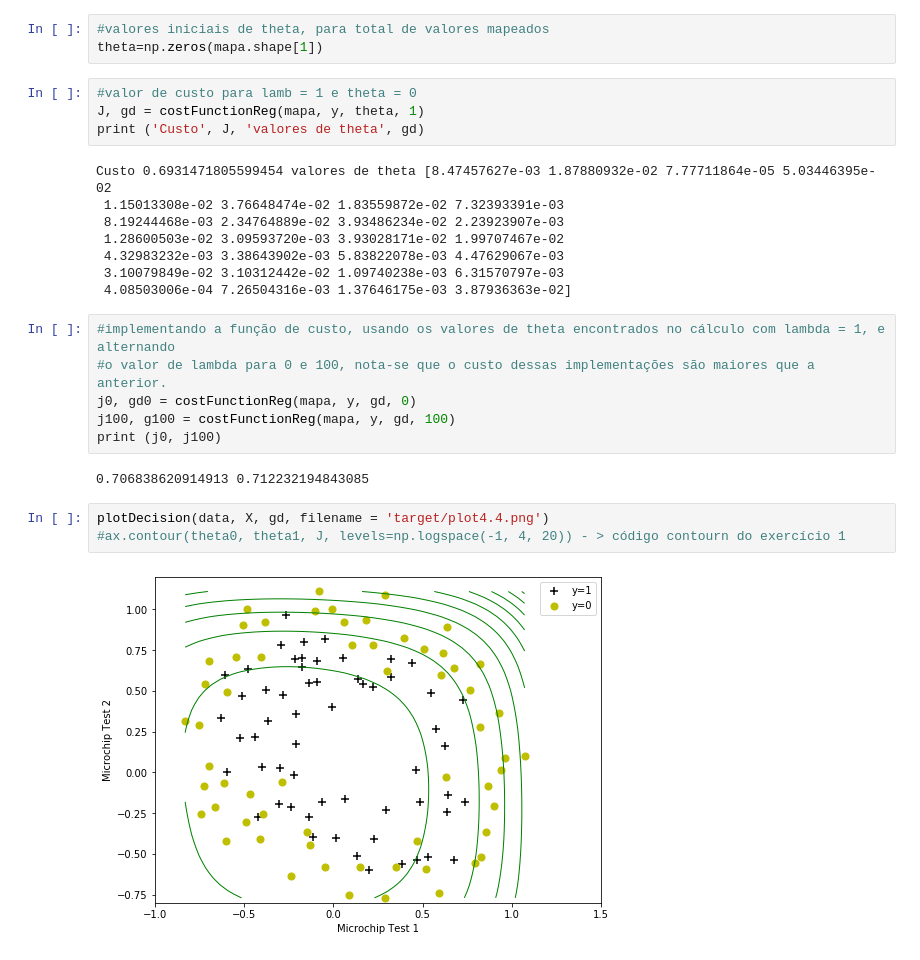
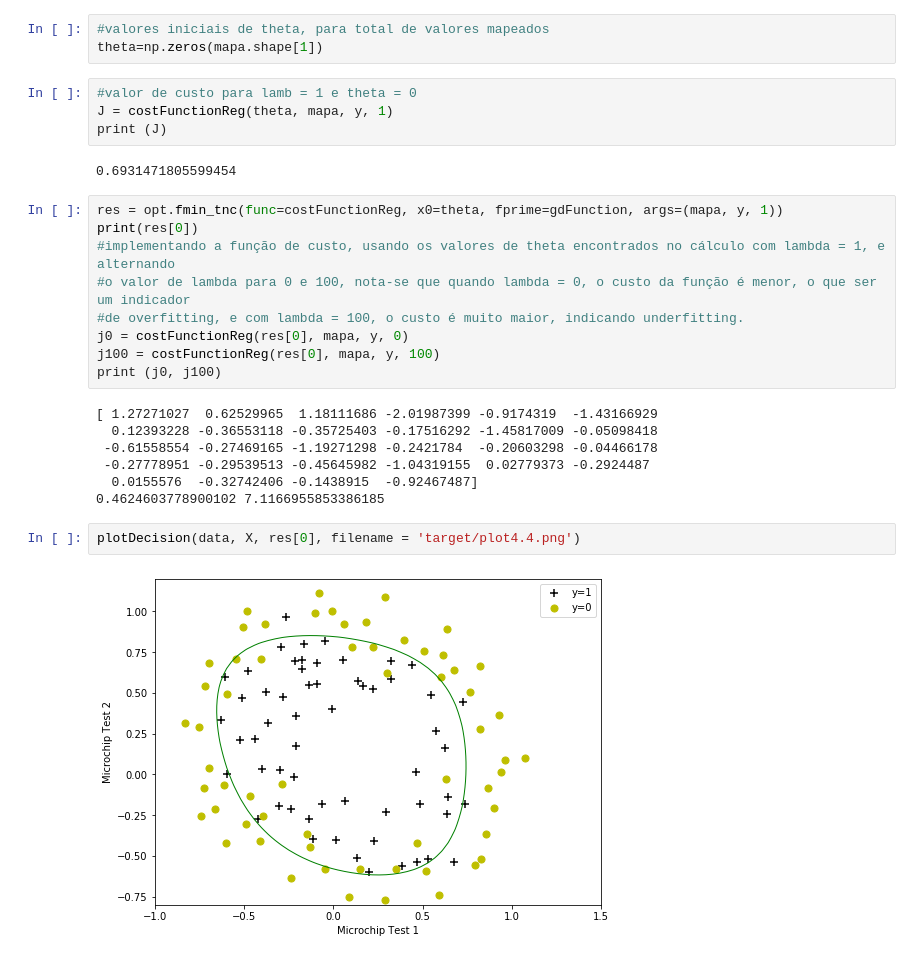
Before and after one commit to LissFaulhaber/AM2020, a Jupyter notebook: T1-Ex4.ipynb, the cells around one changed output. Drawn from its saved outputs; the diff is of its cells as text.

```diff
--- a/T1-Ex4.ipynb
+++ b/T1-Ex4.ipynb
@@ -74,26 +76,27 @@ print (mapa[0])
 theta=np.zeros(mapa.shape[1])
 # %%
 #valor de custo para lamb = 1 e theta = 0
-J, gd = costFunctionReg(mapa, y, theta, 1)
-print ('Custo', J, 'valores de theta', gd)
+J = costFunctionReg(theta, mapa, y, 1)
+print (J)
 # %% [output]
-Custo 0.6931471805599454 valores de theta [8.47457627e-03 1.87880932e-02 7.77711864e-05 5.03446395e-02
- 1.15013308e-02 3.76648474e-02 1.83559872e-02 7.32393391e-03
- 8.19244468e-03 2.34764889e-02 3.93486234e-02 2.23923907e-03
- 1.28600503e-02 3.09593720e-03 3.93028171e-02 1.99707467e-02
- 4.32983232e-03 3.38643902e-03 5.83822078e-03 4.47629067e-03
- 3.10079849e-02 3.10312442e-02 1.09740238e-03 6.31570797e-03
- 4.08503006e-04 7.26504316e-03 1.37646175e-03 3.87936363e-02]
+0.6931471805599454
 # %%
+res = opt.fmin_tnc(func=costFunctionReg, x0=theta, fprime=gdFunction, args=(mapa, y, 1))
+print(res[0])
 #implementando a função de custo, usando os valores de theta encontrados no cálculo com lambda = 1, e alternando
-#o valor de lambda para 0 e 100, nota-se que o custo dessas implementações são maiores que a anterior.
-j0, gd0 = costFunctionReg(mapa, y, gd, 0)
-j100, g100 = costFunctionReg(mapa, y, gd, 100)
+#o valor de lambda para 0 e 100, nota-se que quando lambda = 0, o custo da função é menor, o que ser um indicador
+#de overfitting, e com lambda = 100, o custo é muito maior, indicando underfitting.
+j0 = costFunctionReg(res[0], mapa, y, 0)
+j100 = costFunctionReg(res[0], mapa, y, 100)
 print (j0, j100)
 # %% [output]
-0.706838620914913 0.712232194843085
+[ 1.27271027  0.62529965  1.18111686 -2.01987399 -0.9174319  -1.43166929
+  0.12393228 -0.36553118 -0.35725403 -0.17516292 -1.45817009 -0.05098418
+ -0.61558554 -0.27469165 -1.19271298 -0.2421784  -0.20603298 -0.04466178
+ -0.27778951 -0.29539513 -0.45645982 -1.04319155  0.02779373 -0.2924487
+  0.0155576  -0.32742406 -0.1438915  -0.92467487]
+0.4624603778900102 7.1166955853386185
 # %%
-plotDecision(data, X, gd, filename = 'target/plot4.4.png')
-#ax.contour(theta0, theta1, J, levels=np.logspace(-1, 4, 20)) - > código contourn do exercício 1
+plotDecision(data, X, res[0], filename = 'target/plot4.4.png')
 # %% [output]
-[figure, old version]
+[figure, new version]
```
Also changed, not shown: parts of 1 cell of this notebook, 2 other files.
